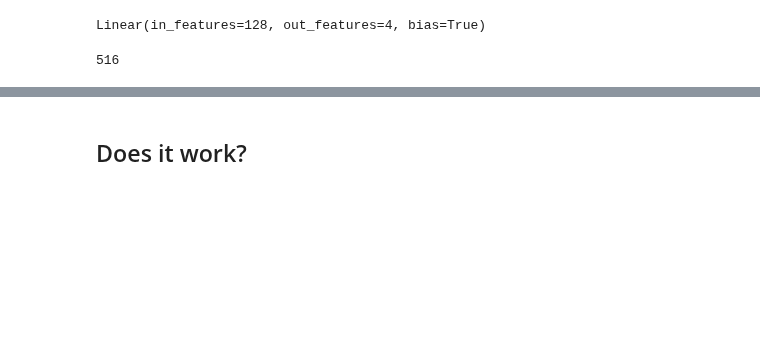
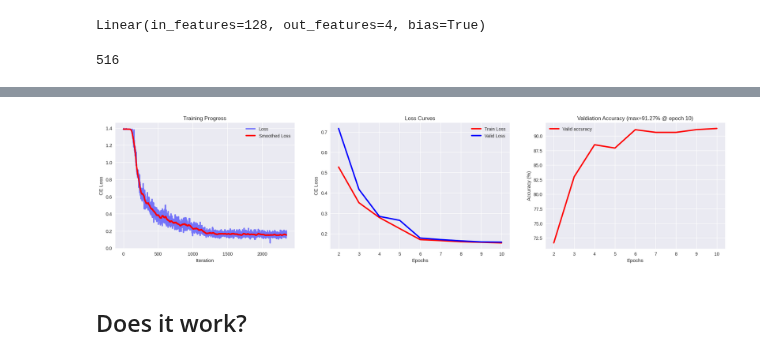
Before and after one commit to Cuda-Vision-Lab/CudaVisionSS2025, a Jupyter notebook: src/Assignment3/session3.ipynb, the cells around one changed output, grey strips where cells are left out. Saved outputs shown, nothing was run; the diff lists cells and outputs as text; code cells hidden in the pictures; blank space fills up the shorter version.

```diff
--- a/src/Assignment3/session3.ipynb
+++ b/src/Assignment3/session3.ipynb
@@ -226,19 +227,20 @@ class SequentialClassifier(nn.Module):
 
         # for embedding rows into vector representations
         self.encoder = nn.Sequential(
-                nn.Conv2d(1, 64, 3, 1, 1), nn.ReLU(), nn.MaxPool2d(2),
+                nn.Conv2d(1, 64, 3, 1, 1), nn.ReLU(), nn.MaxPool2d(2), #nn.Conv2d(inp_channels, out_channels, kernel_size, stride, padding),   nn.MaxPool2d divides by 2 the size.
                 nn.Conv2d(64, 128, 3, 1, 1), nn.ReLU(), nn.MaxPool2d(2),
                 nn.Conv2d(128, emb_dim, 3, 1, 1),
-                nn.AdaptiveAvgPool2d((1, 1))
-            )
+                nn.AdaptiveAvgPool2d((1, 1))) # (1, 1) is the output size of the pooling layer, This func Pools each of the 256 feature maps into a single value, output shape=[B, 256, 1, 1] which turns into [B, 256] after the flattening layer, I assumed 256= emb_dim.
 
         # LSTM model
         self.lstm = nn.LSTM(
                 input_size=emb_dim,
                 hidden_size=hidden_dim,
                 num_layers=num_layers,
-                batch_first=True
+                batch_first=True #Instructs PyTorch that input tensors will have shape (batch_size, seq_len, features) rather than (seq_len, batch_size, features). This makes it easier to work directly with batched data.
             )
+        #Now self.lstm can be called in forward() to process a sequence of embeddings of shape [batch_size, num_frames, emb_dim].
+
 
         # FC-classifier
         self.classifier = nn.Linear(in_features=hidden_dim, out_features=4)
@@ -259,7 +261,20 @@ class SequentialClassifier(nn.Module):
 
         # feeding LSTM. Does everything for you
         lstm_out, (h_out, c_out) = self.lstm(embeddings, (h, c))
+        """GPT:
+            lstm_out[:, -1, :]
+            lstm_out has shape [batch_size, seq_len or number of frames, hidden_dim].
+            The slice [:, -1, :] selects all batches (:), the last time‑step (-1), and all hidden units (:).
+            Resulting tensor shape: [batch_size, hidden_dim].
 
+            self.classifier(...):
+
+            self.classifier is an nn.Linear(hidden_dim, 4) layer (from your constructor).
+
+            It takes each [hidden_dim] vector and maps it to a 4‑dimensional output (one logit per class).
+            y is thus a tensor of shape [batch_size, 4], containing the un‑normalized scores (logits) for each of the 4 possible sequence classes, based solely on the LSTM’s final output.
+
+        """
         # classifying
         y = self.classifier(lstm_out[:, -1, :])  # feeding only output at last layer
 
@@ -582,32 +641,34 @@ KeyboardInterrupt:
 # %%
-plt.style.use('seaborn')
+plt.style.use('seaborn-v0_8')
 fig, ax = plt.subplots(1,3)
 fig.set_size_inches(24,5)
 
 smooth_loss = smooth(loss_iters, 31)
 ax[0].plot(loss_iters, c="blue", label="Loss", linewidth=3, alpha=0.5)
 ax[0].plot(smooth_loss, c="red", label="Smoothed Loss", linewidth=3, alpha=1)
 ax[0].legend(loc="best")
 ax[0].set_xlabel("Iteration")
 ax[0].set_ylabel("CE Loss")
 ax[0].set_title("Training Progress")
 
 epochs = np.arange(len(train_loss)) + 1
 ax[1].plot(epochs[1:], train_loss[1:], c="red", label="Train Loss", linewidth=3)
 ax[1].plot(epochs[1:], val_loss[1:], c="blue", label="Valid Loss", linewidth=3)
 ax[1].legend(loc="best")
 ax[1].set_xlabel("Epochs")
 ax[1].set_ylabel("CE Loss")
 ax[1].set_title("Loss Curves")
 
 epochs = np.arange(len(val_loss)) + 1
 ax[2].plot(epochs[1:], valid_acc[1:], c="red", label="Valid accuracy", linewidth=3)
 ax[2].legend(loc="best")
 ax[2].set_xlabel("Epochs")
 ax[2].set_ylabel("Accuracy (%)")
 ax[2].set_title(f"Valdiation Accuracy (max={round(np.max(valid_acc),2)}% @ epoch {np.argmax(valid_acc)+1})")
 
 plt.show()
+# %% [output]
+[figure, added]
 # %% [markdown]
 ## Does it work?
 # %%
```
Also changed, not shown: parts of 10 cells of this notebook, 7 other files.
